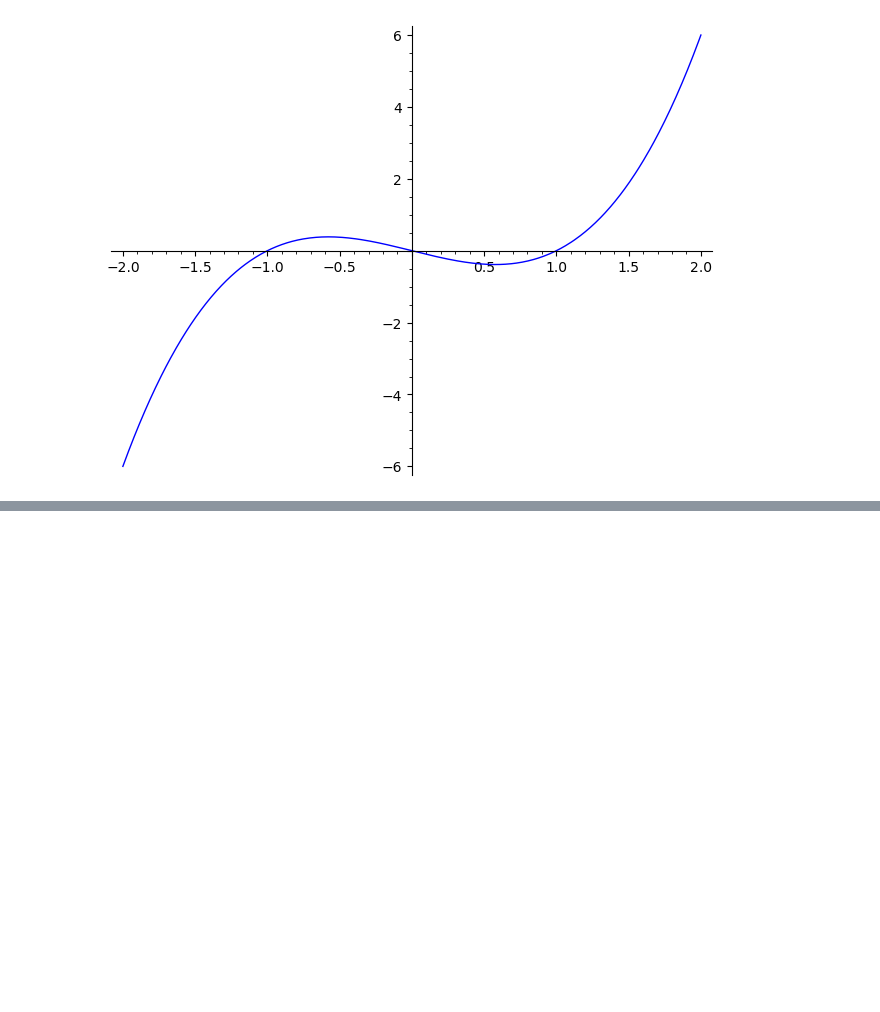
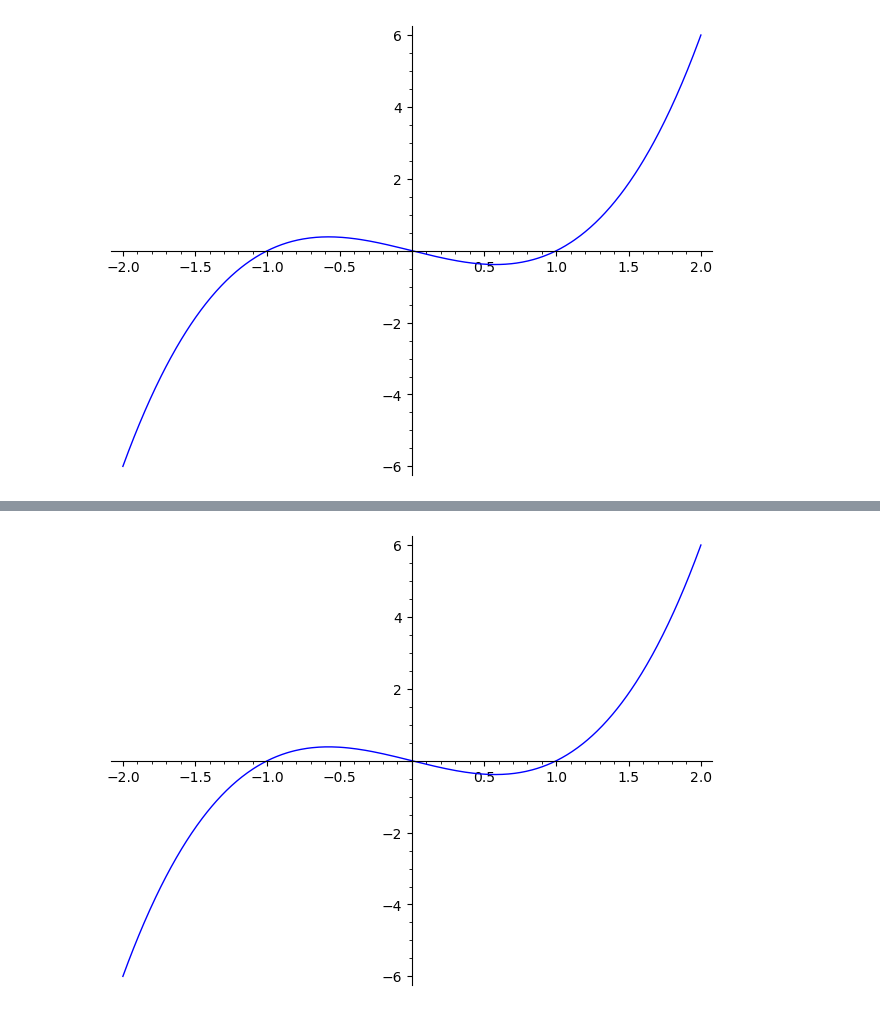
Before and after one commit to igor-dimi/scientific-and-symbolic-computing-software-notes, a Jupyter notebook: sage/bard/01.ipynb, the cells around one changed output, grey strips where cells are left out. Cells and saved outputs as stored; diff of their text form; code cells hidden in the pictures; blank space fills up the shorter version.

```diff
--- a/sage/bard/01.ipynb
+++ b/sage/bard/01.ipynb
@@ -238,0 +249,4 @@ plot(x^3 - x, -2, 2)
+# %%
+plot(x^3 - x, -2, 2)
+# %% [output]
+[figure, added]
```
Also changed, not shown: parts of 10 cells of this notebook.
